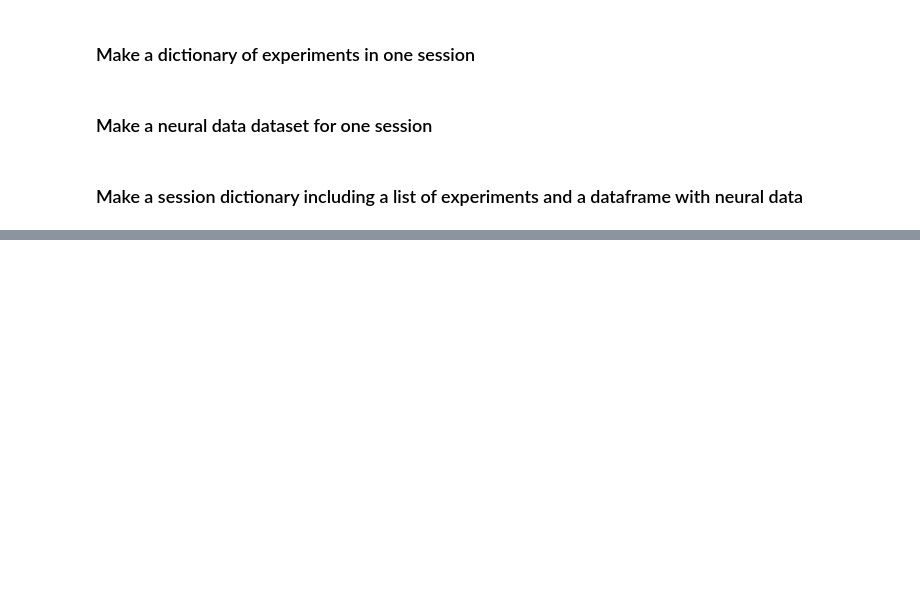
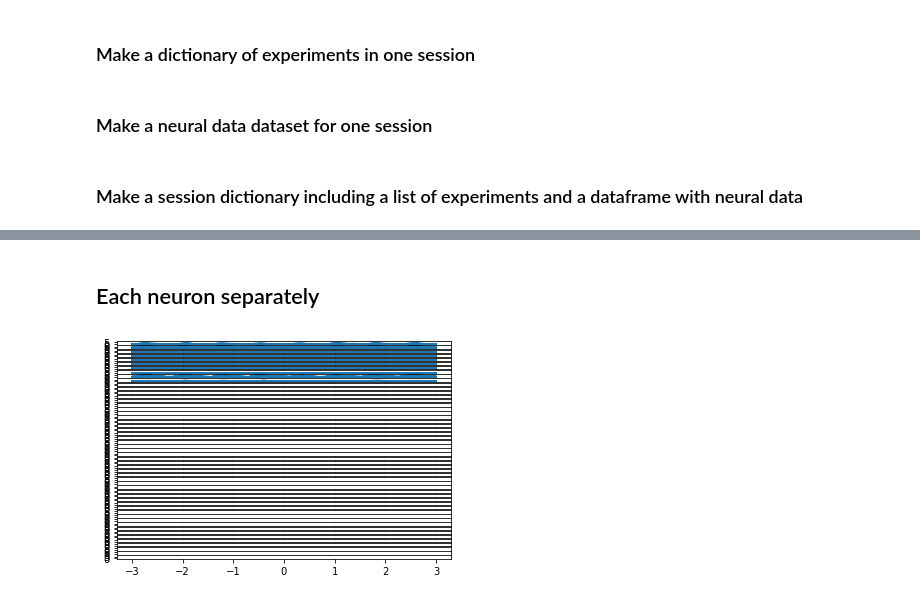
Before and after one commit to odmina/misbehaving_armadillos, a Jupyter notebook: Align_neural_activity_with_stimulus_changes.ipynb, the cells around one changed output, grey strips where cells are left out. Saved outputs shown, nothing was run; the diff lists cells and outputs as text; code cells hidden in the pictures; blank space fills up the shorter version.

```diff
--- a/Align_neural_activity_with_stimulus_changes.ipynb
+++ b/Align_neural_activity_with_stimulus_changes.ipynb
@@ -286,0 +266,12 @@ def session_make_dictionary(ophys_session_id):
+# %% [markdown]
+## Each neuron separately
+# %%
+cell_specimen_ids = my_cells['cell_specimen_id'].unique()
+nv = len(cell_specimen_ids)
+
+fig, axs = plt.subplots(nv, sharex=True, sharey=True)
+for i, cell_specimen_id in enumerate(cell_specimen_ids[:10]):
+  data = my_cells.query('cell_specimen_id == @cell_specimen_id')
+  axs[i].plot(data['time'], data['dff'])
+# %% [output]
+[figure, added]
```
Also changed, not shown: parts of 30 cells of this notebook.
